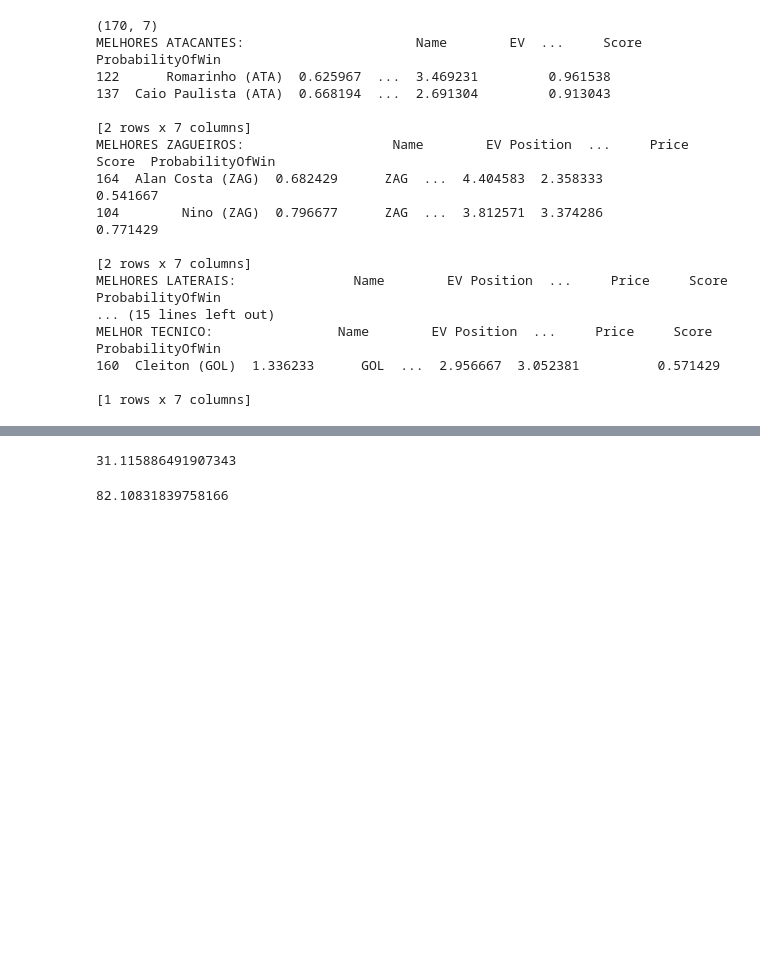
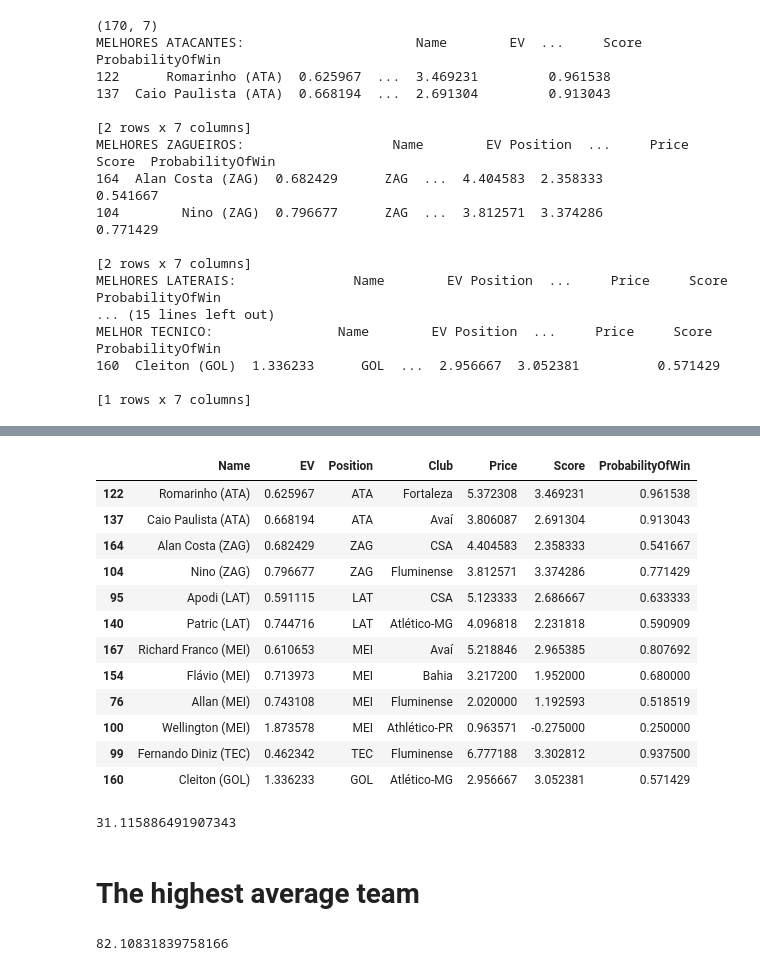
Before and after one commit to livelif/data-science, a Jupyter notebook: python/Udacity/cartola/CartolaUdacity_English_Version.ipynb, the cells around one changed output, grey strips where cells are left out. Saved outputs shown, nothing was run; the diff lists cells and outputs as text; code cells hidden in the pictures; blank space fills up the shorter version.

```diff
--- a/python/Udacity/cartola/CartolaUdacity_English_Version.ipynb
+++ b/python/Udacity/cartola/CartolaUdacity_English_Version.ipynb
@@ -293,3 +299,19 @@ cartolaDataframePlayersWithHighestEV
+# %%
+playersWithHighestEV
+# %% [output]
+|  | Name | EV | Position | Club | Price | Score | ProbabilityOfWin |
+| 122 | Romarinho (ATA) | 0.625967 | ATA | Fortaleza | 5.372308 | 3.469231 | 0.961538 |
+| 137 | Caio Paulista (ATA) | 0.668194 | ATA | Avaí | 3.806087 | 2.691304 | 0.913043 |
+| 164 | Alan Costa (ZAG) | 0.682429 | ZAG | CSA | 4.404583 | 2.358333 | 0.541667 |
+| 104 | Nino (ZAG) | 0.796677 | ZAG | Fluminense | 3.812571 | 3.374286 | 0.771429 |
+| 95 | Apodi (LAT) | 0.591115 | LAT | CSA | 5.123333 | 2.686667 | 0.633333 |
+| 140 | Patric (LAT) | 0.744716 | LAT | Atlético-MG | 4.096818 | 2.231818 | 0.590909 |
+| 167 | Richard Franco (MEI) | 0.610653 | MEI | Avaí | 5.218846 | 2.965385 | 0.807692 |
+| 154 | Flávio (MEI) | 0.713973 | MEI | Bahia | 3.217200 | 1.952000 | 0.680000 |
+| 76 | Allan (MEI) | 0.743108 | MEI | Fluminense | 2.020000 | 1.192593 | 0.518519 |
+| 100 | Wellington (MEI) | 1.873578 | MEI | Athlético-PR | 0.963571 | -0.275000 | 0.250000 |
+| 99 | Fernando Diniz (TEC) | 0.462342 | TEC | Fluminense | 6.777188 | 3.302812 | 0.937500 |
+| 160 | Cleiton (GOL) | 1.336233 | GOL | Atlético-MG | 2.956667 | 3.052381 | 0.571429 |
 # %%
 def getColumnDataBasedOnThePlayerName(playerName, dfToGetData, columnToGetData):
   """
@@ -345,6 +367,8 @@ for name in cartolaDataframe["Name"].unique():
     position = cartolaDataframe[(cartolaDataframe["Name"] == name)]["posicao"].to_list()[0]
     data = {"Name": name, "Mean": mean, "Position": position}
     dataList.append(data)
+# %% [markdown]
+# The highest average team
 # %%
 # Generate the team with the players with the highest average
 dataFrameHighestAverage = pd.DataFrame(dataList,
```
Also changed, not shown: parts of 15 cells of this notebook, 1 other file.
